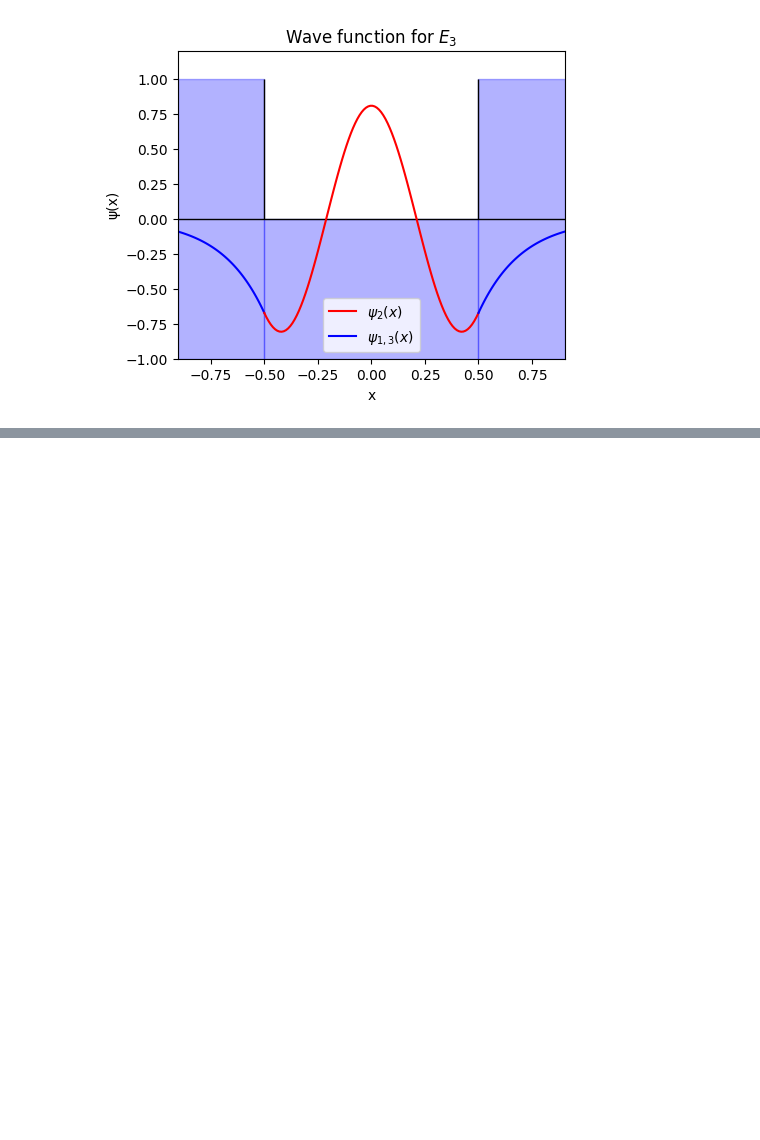
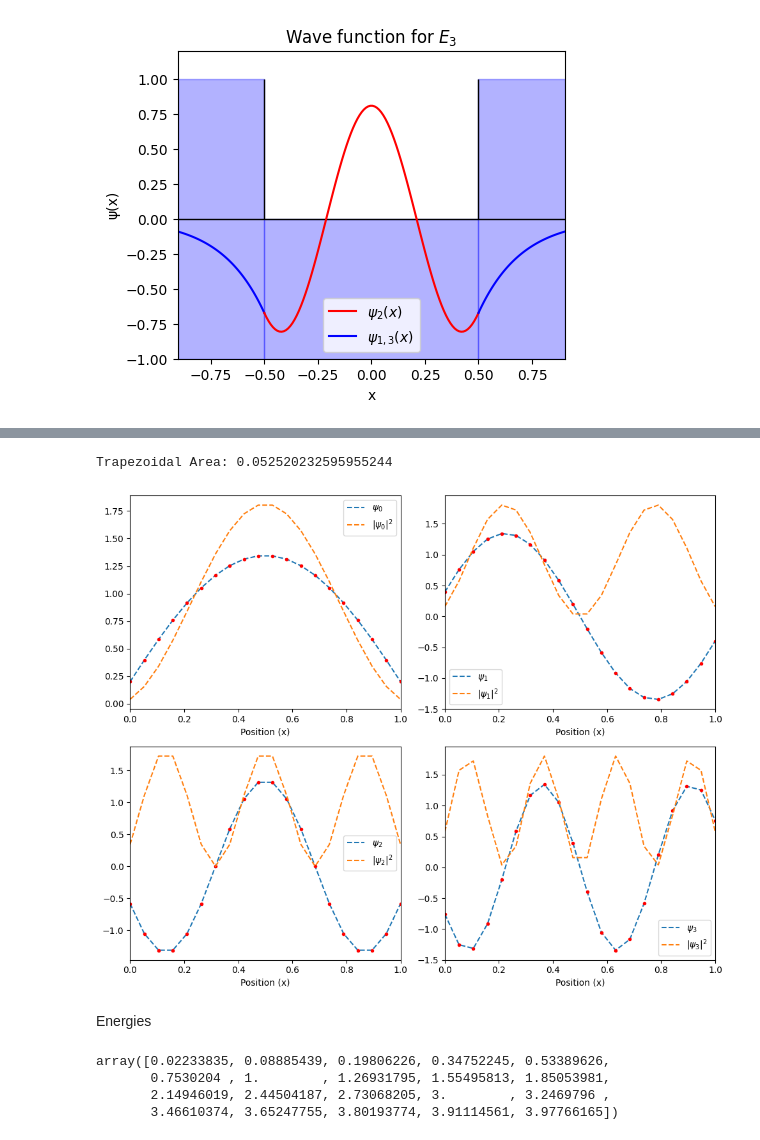
Before and after one commit to Alejandro-UDEA/Fisica_Computacional_Estudiante, a Jupyter notebook: Sesiones/PDE/2.3_FDM_schrodinger.ipynb, the cells around one changed output, grey strips where cells are left out. Saved outputs shown, nothing was run; the diff lists cells and outputs as text; code cells hidden in the pictures; blank space fills up the shorter version.

```diff
--- a/Sesiones/PDE/2.3_FDM_schrodinger.ipynb
+++ b/Sesiones/PDE/2.3_FDM_schrodinger.ipynb
@@ -415,0 +513,36 @@ u_{i,j+1,k}+u_{i,j-1,k} -4u_{i,j,k} \big]}{\Delta^2}} \,.
+# %%
+# QM normalization condition
+area_trap = np.trapezoid(psi.T[0]**2, x=x)
+print(f"Trapezoidal Area: {area_trap}")
+
+# Create a 2x2 grid of subplots
+fig, axs = plt.subplots(2, 2, figsize=(10, 8))
+
+# Flatten the 2D array of axes for easy looping
+axs_flat = axs.flatten()
+
+# Loop through each axis and plot data
+for i, ax in enumerate(axs_flat):
+    areai = np.trapezoid(psi.T[i]**2, x=x)
+    ax.plot(x, psi.T[i]/np.sqrt(area_trap),linestyle='--', label=r'$\psi_{%d}$' % i) # WARNING IN THE PHASE
+    ax.plot(x, psi.T[i]/np.sqrt(area_trap),'r.')
+    ax.plot(x, (psi.T[i]/np.sqrt(area_trap))**2,linestyle='--', label=r'$|\psi_{%d}|^2$' % i)
+    ax.set_xlabel('Position (x)')
+    ax.set_xlim(0, L)
+    ax.legend()
+
+# Adjust layout to prevent overlapping
+plt.tight_layout()
+plt.show()
+# %% [output]
+Trapezoidal Area: 0.052520232595955244
+[figure, added]
+# %% [markdown]
+Energies
+# %%
+E
+# %% [output]
+array([0.02233835, 0.08885439, 0.19806226, 0.34752245, 0.53389626,
+       0.7530204 , 1.        , 1.26931795, 1.55495813, 1.85053981,
+       2.14946019, 2.44504187, 2.73068205, 3.        , 3.2469796 ,
+       3.46610374, 3.65247755, 3.80193774, 3.91114561, 3.97766165])
```
Also changed, not shown: parts of 19 cells of this notebook.
